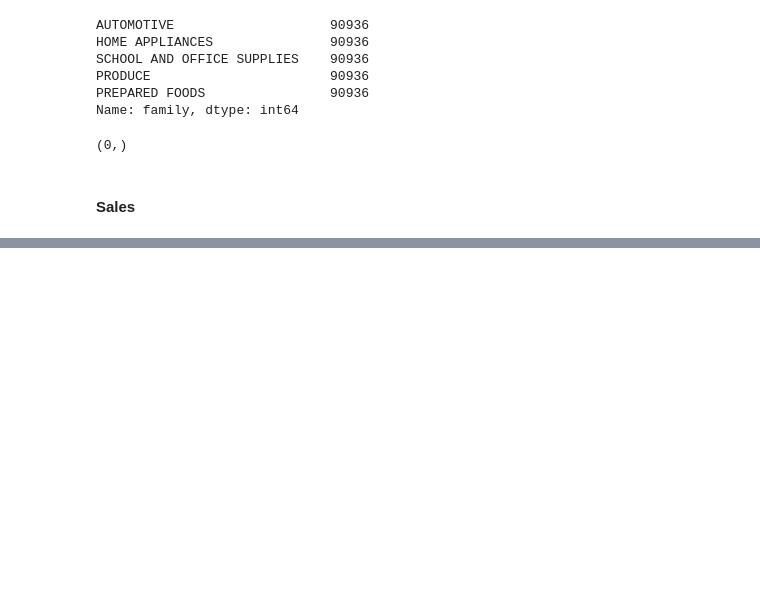
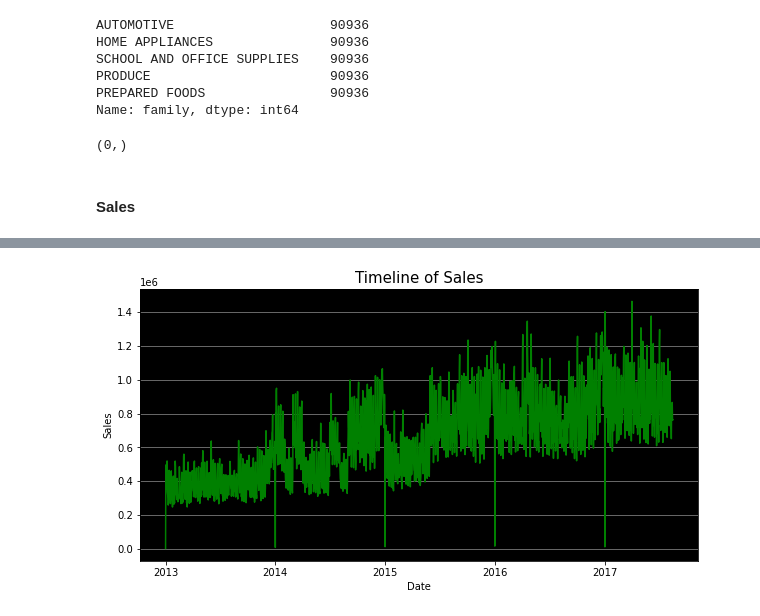
Before and after one commit to JuanCHernan/Data-Science-Projects, a Jupyter notebook: Store-Sales-Time-Series-Forecasting/Analysis/01-Store-Sales-Exploratory-Data-Analysis.ipynb, the cells around one changed output, grey strips where cells are left out. Cells and saved outputs as stored; diff of their text form; code cells hidden in the pictures; blank space fills up the shorter version.

```diff
--- a/Store-Sales-Time-Series-Forecasting/Analysis/01-Store-Sales-Exploratory-Data-Analysis.ipynb
+++ b/Store-Sales-Time-Series-Forecasting/Analysis/01-Store-Sales-Exploratory-Data-Analysis.ipynb
@@ -116,0 +146,11 @@ SyntaxError: invalid syntax (<ipython-input-14-1833ca34f06f>, line 1)
+# %%
+fig, ax = plt.subplots(nrows=1, ncols=1, figsize=(10, 5))
+sns.lineplot(x=group_date_sales.index, y=group_date_sales["sales"], color="green", ax=ax)
+ax.set_facecolor('black')
+ax.set_axisbelow(True)
+ax.yaxis.grid(color='gray')
+ax.set_title("Timeline of Sales", size=15)
+ax.set_xlabel("Date")
+ax.set_ylabel("Sales");
+# %% [output]
+[figure, added]
```
Also changed, not shown: parts of 8 cells of this notebook, 3 other files.
